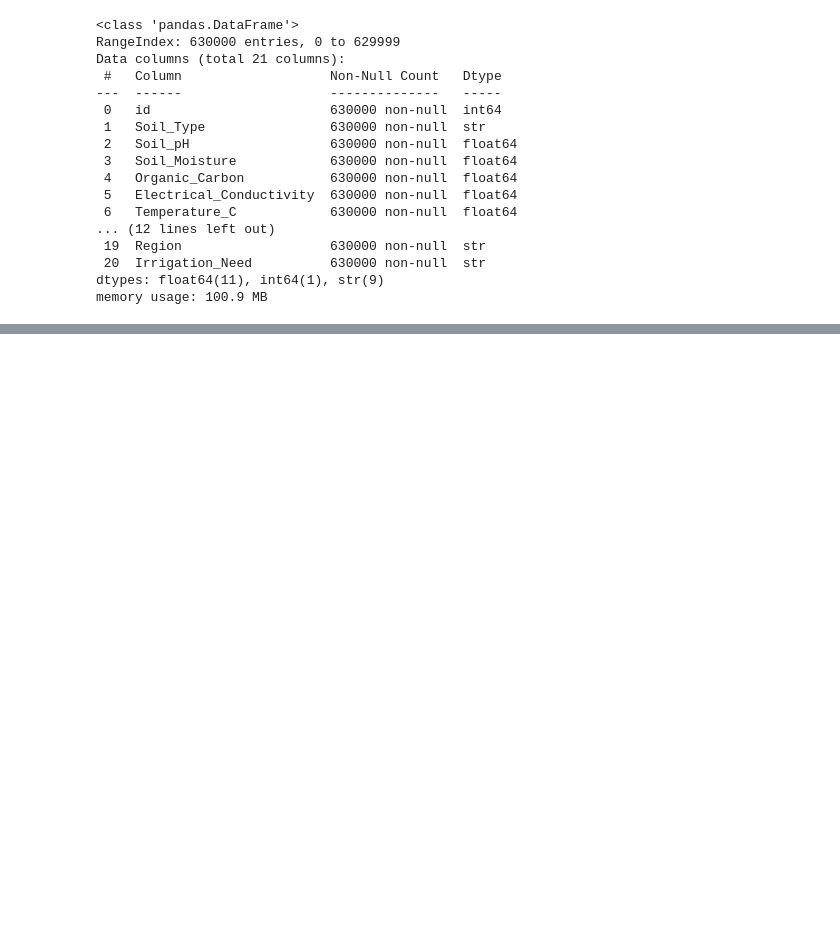
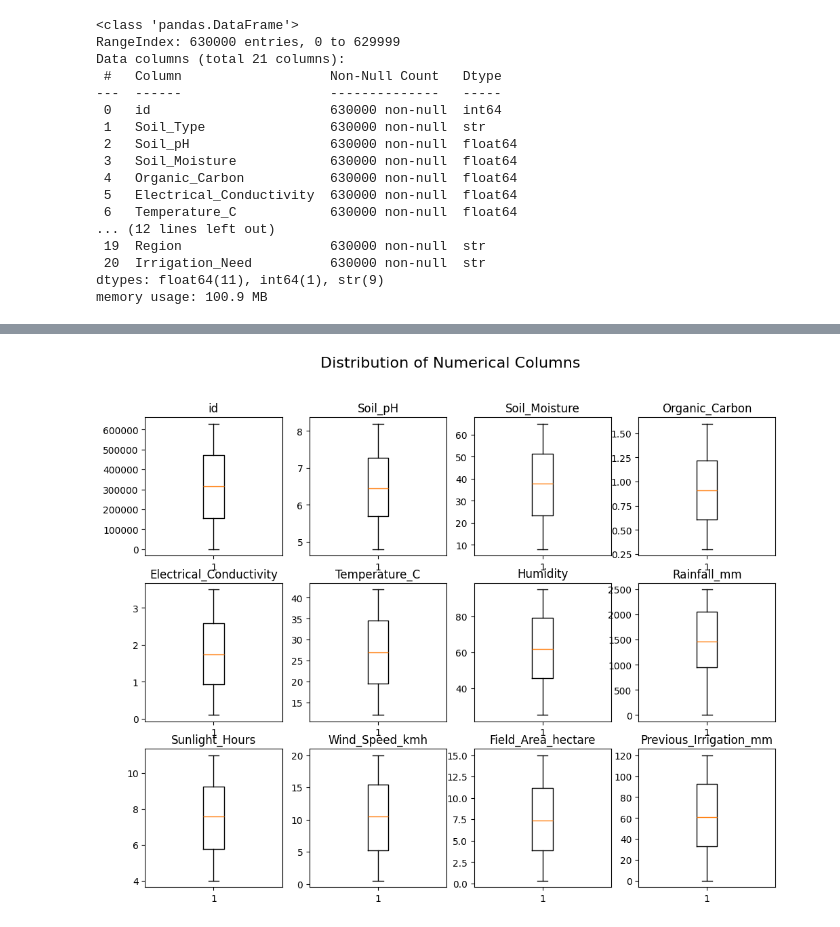
Before and after one commit to David-Langat/Kaggle, a Jupyter notebook: irrigation-need.ipynb, the cells around one changed output, grey strips where cells are left out. Cells and saved outputs as stored; diff of their text form; code cells hidden in the pictures; blank space fills up the shorter version.

Commit message:
Added summary fucntion, piecharts and boxplots for data exploration

```diff
--- a/irrigation-need.ipynb
+++ b/irrigation-need.ipynb
@@ -78,0 +174,39 @@ memory usage: 100.9 MB
+# %%
+def plot_distribution_boxplot(df):
+
+    '''Plot distribution of a categorical column as a box plot'''
+    # Create a grid layout for multiple box plots
+    total_plots = len(df.select_dtypes(include=[float, int]).columns)
+
+    if total_plots == 0:
+        print("No numerical columns to plot.")
+        return
+
+    if total_plots%4 == 0:
+        col = 4
+    else:
+        col = 3
+
+    row = math.ceil(total_plots/col)
+
+    fig, axs = plt.subplots(nrows=row, ncols=col, figsize=(12, 3*row))
+    fig.suptitle('Distribution of Numerical Columns', fontsize=16)
+
+    if total_plots == 1:
+        axs = [axs]
+    else:
+        axs = axs.flatten()
+
+    for i, column in enumerate(df.select_dtypes(include=[float, int]).columns):
+        axs[i].boxplot(df[column])
+        axs[i].set_title(column)
+
+
+    for j in range(total_plots, len(axs)):
+        axs[j].set_visible(False)
+
+    plt.show()
+
+plot_distribution_boxplot(train_df)
+# %% [output]
+[figure, added]
```
Also changed, not shown: parts of 6 cells of this notebook.
